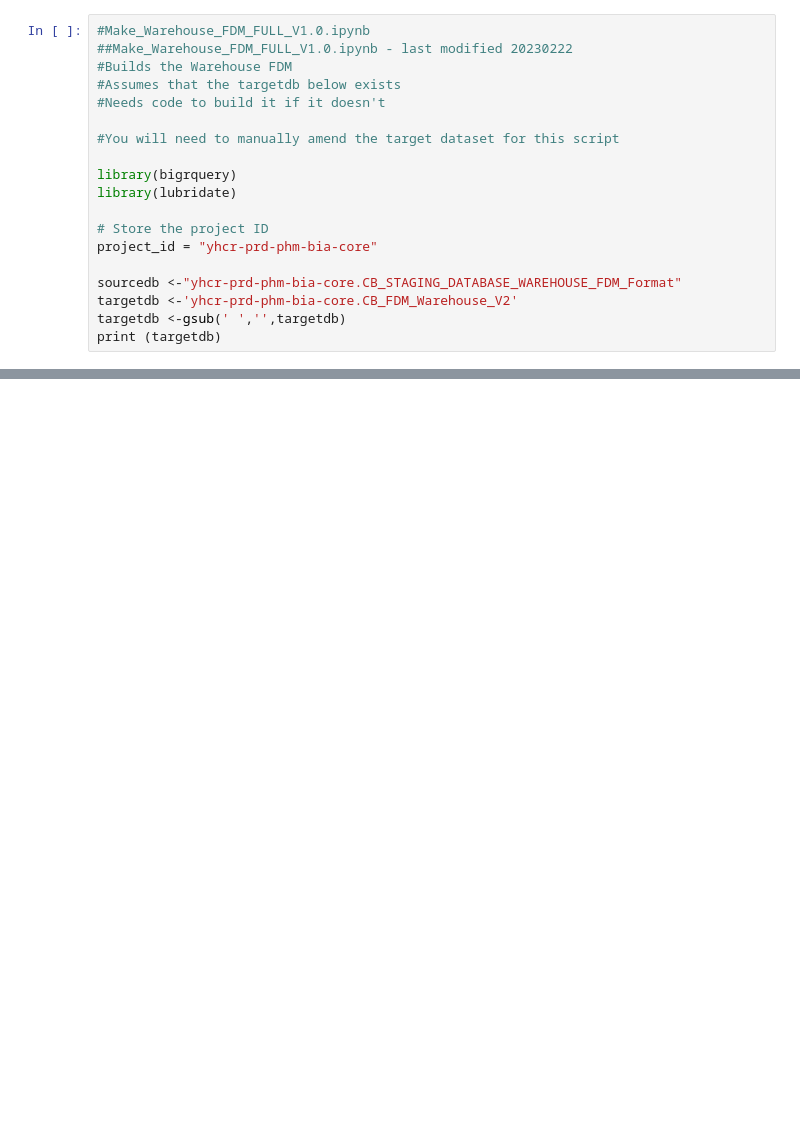
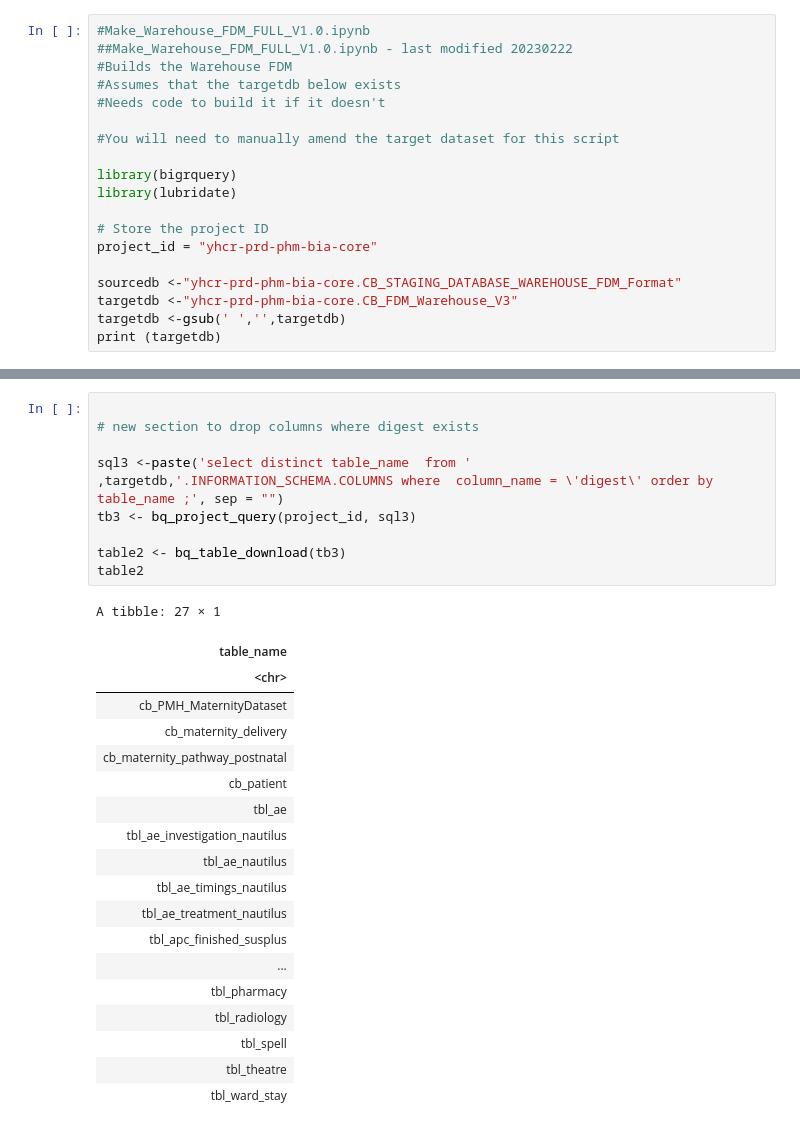
Before and after one commit to ConnectedBradford/CB_Warehouse_ALL, a Jupyter notebook: code/2_Make_Warehouse_FDM_FULL_V1.0.ipynb, the cells around one changed output, grey strips where cells are left out. Cells and saved outputs as stored; diff of their text form; blank space fills up the shorter version.

```diff
--- a/code/2_Make_Warehouse_FDM_FULL_V1.0.ipynb
+++ b/code/2_Make_Warehouse_FDM_FULL_V1.0.ipynb
@@ -14,7 +14,7 @@ library(lubridate)
 project_id = "yhcr-prd-phm-bia-core"
 
 sourcedb <-"yhcr-prd-phm-bia-core.CB_STAGING_DATABASE_WAREHOUSE_FDM_Format"
-targetdb <-'yhcr-prd-phm-bia-core.CB_FDM_Warehouse_V2'
+targetdb <-"yhcr-prd-phm-bia-core.CB_FDM_Warehouse_V3"
 targetdb <-gsub(' ','',targetdb)
 print (targetdb)
 # %% [output]
@@ -354,0 +380,29 @@ print (fred)
+# %%
+
+# new section to drop columns where digest exists
+
+sql3 <-paste('select distinct table_name  from ' ,targetdb,'.INFORMATION_SCHEMA.COLUMNS where  column_name = \'digest\' order by table_name ;', sep = "")
+tb3 <- bq_project_query(project_id, sql3)
+
+table2 <- bq_table_download(tb3)
+table2
+# %% [output]
+A tibble: 27 × 1
+| table_name |
+| <chr> |
+| cb_PMH_MaternityDataset |
+| cb_maternity_delivery |
+| cb_maternity_pathway_postnatal |
+| cb_patient |
+| tbl_ae |
+| tbl_ae_investigation_nautilus |
+| tbl_ae_nautilus |
+| tbl_ae_timings_nautilus |
+| tbl_ae_treatment_nautilus |
+| tbl_apc_finished_susplus |
+| ... |
+| tbl_pharmacy |
+| tbl_radiology |
+| tbl_spell |
+| tbl_theatre |
+| tbl_ward_stay |
```
Also changed, not shown: parts of 23 cells of this notebook, 3 other files.
